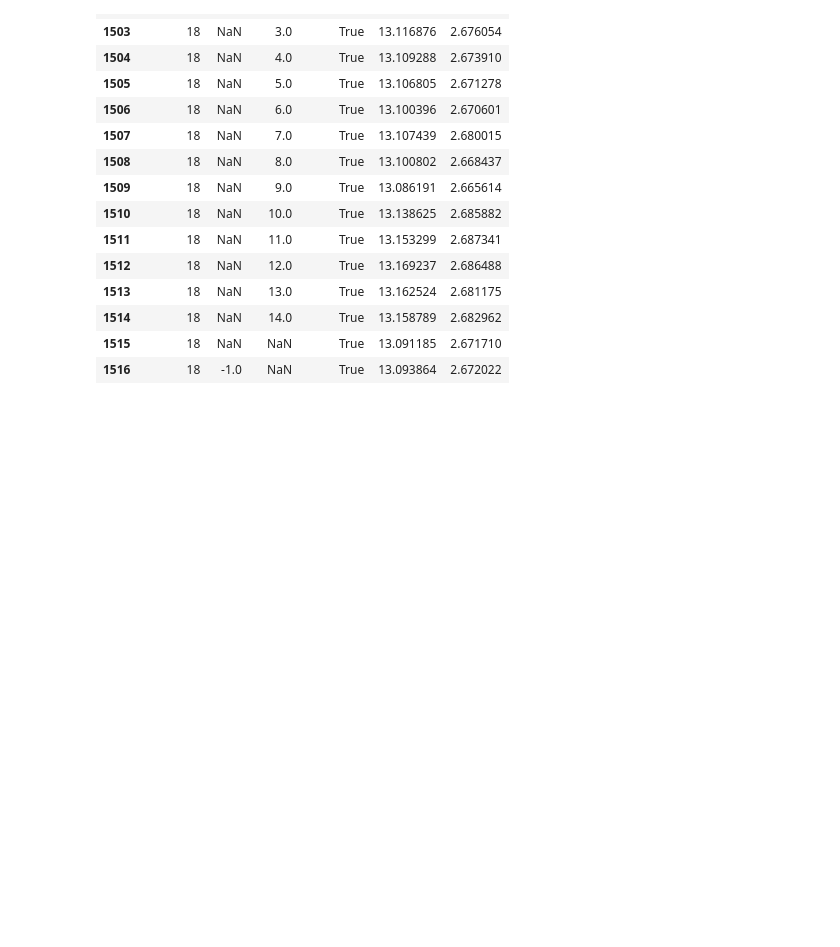
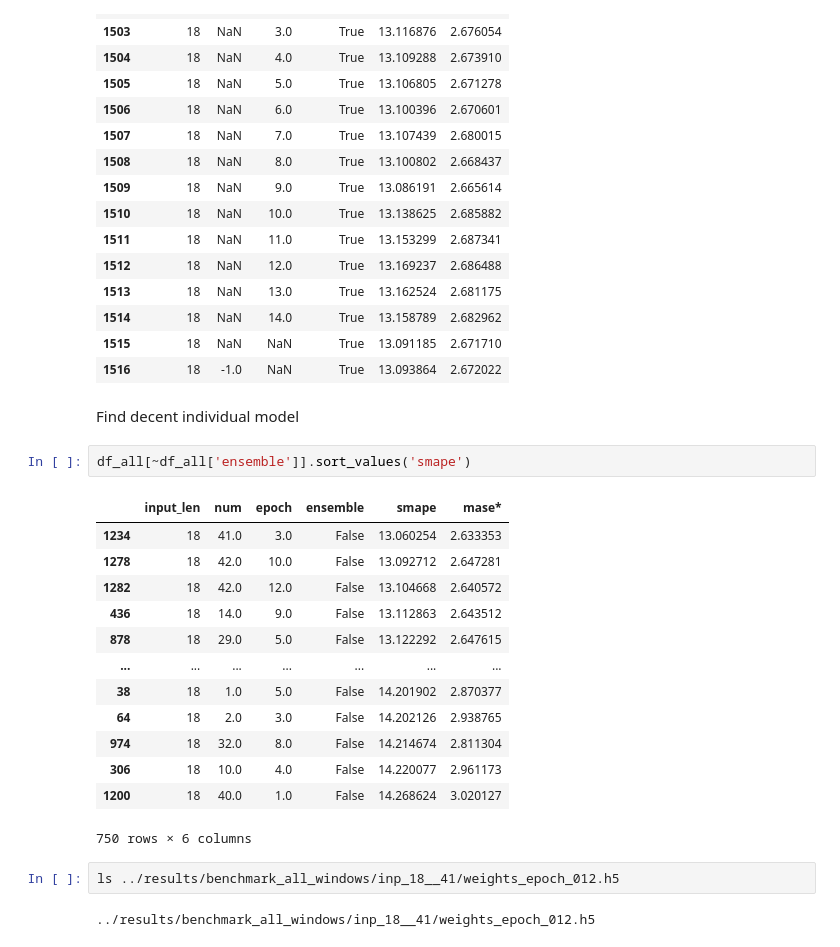
Before and after one commit to djib2011/forecasting-augmentation, a Jupyter notebook: experimentation/benchmark_all_windows.ipynb, the cells around one changed output. Saved outputs shown, nothing was run; the diff lists cells and outputs as text; blank space fills up the shorter version.

```diff
--- a/experimentation/benchmark_all_windows.ipynb
+++ b/experimentation/benchmark_all_windows.ipynb
@@ -81,3 +81,25 @@ df_all[df_all.isna().any(axis=1)]
 | 1514 | 18 | NaN | 14.0 | True | 13.158789 | 2.682962 |
 | 1515 | 18 | NaN | NaN | True | 13.091185 | 2.671710 |
 | 1516 | 18 | -1.0 | NaN | True | 13.093864 | 2.672022 |
+# %% [markdown]
+Find decent individual model
+# %%
+df_all[~df_all['ensemble']].sort_values('smape')
+# %% [output]
+|  | input_len | num | epoch | ensemble | smape | mase* |
+| 1234 | 18 | 41.0 | 3.0 | False | 13.060254 | 2.633353 |
+| 1278 | 18 | 42.0 | 10.0 | False | 13.092712 | 2.647281 |
+| 1282 | 18 | 42.0 | 12.0 | False | 13.104668 | 2.640572 |
+| 436 | 18 | 14.0 | 9.0 | False | 13.112863 | 2.643512 |
+| 878 | 18 | 29.0 | 5.0 | False | 13.122292 | 2.647615 |
+| ... | ... | ... | ... | ... | ... | ... |
+| 38 | 18 | 1.0 | 5.0 | False | 14.201902 | 2.870377 |
+| 64 | 18 | 2.0 | 3.0 | False | 14.202126 | 2.938765 |
+| 974 | 18 | 32.0 | 8.0 | False | 14.214674 | 2.811304 |
+| 306 | 18 | 10.0 | 4.0 | False | 14.220077 | 2.961173 |
+| 1200 | 18 | 40.0 | 1.0 | False | 14.268624 | 3.020127 |
+750 rows × 6 columns
+# %%
+ls ../results/benchmark_all_windows/inp_18__41/weights_epoch_012.h5
+# %% [output]
+../results/benchmark_all_windows/inp_18__41/weights_epoch_012.h5
```
Also changed, not shown: 2 other files.
